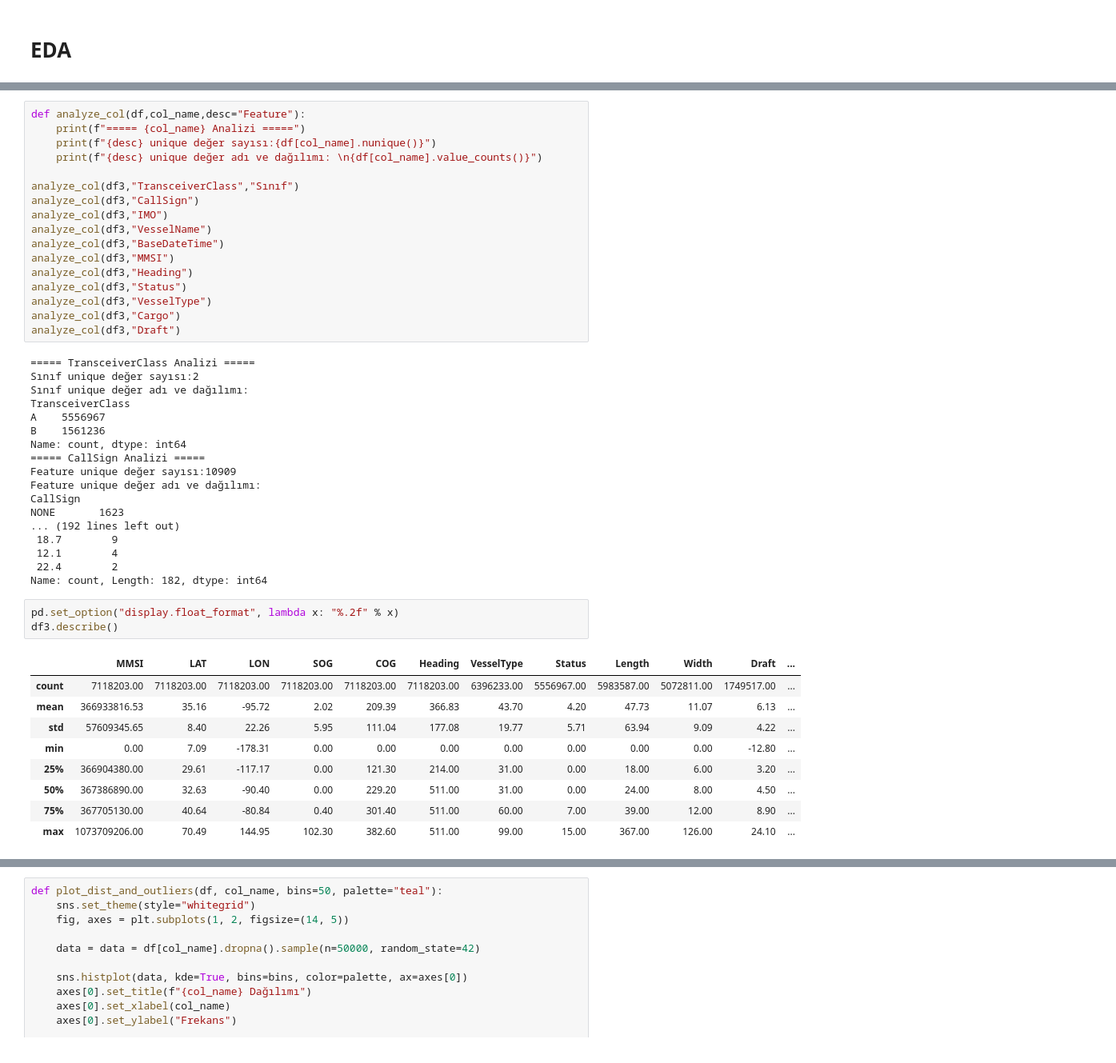
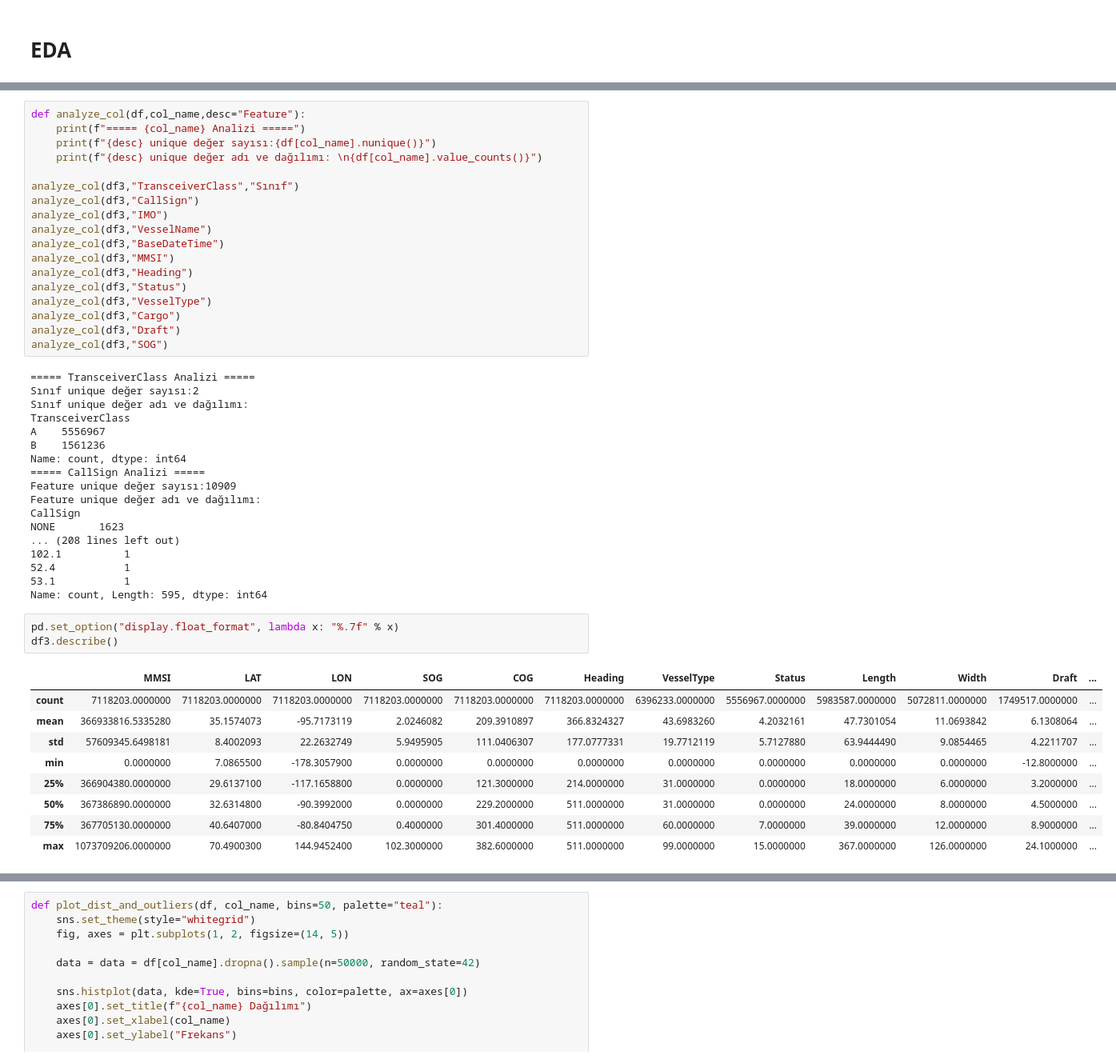
Before and after one commit to burakltnds/Telemetri_Verileriyle_Carpisma_Risk_Analizi, a Jupyter notebook: gemi_telemetri_verileriyle_carpisma_risk_analizi.ipynb, the cells around one changed output, grey strips where cells are left out. Shown at 80% size. Saved outputs shown, nothing was run; the diff lists cells and outputs as text.

```diff
--- a/gemi_telemetri_verileriyle_carpisma_risk_analizi.ipynb
+++ b/gemi_telemetri_verileriyle_carpisma_risk_analizi.ipynb
@@ -86,6 +99,7 @@ analyze_col(df3,"Status")
 analyze_col(df3,"VesselType")
 analyze_col(df3,"Cargo")
 analyze_col(df3,"Draft")
+analyze_col(df3,"SOG")
 # %% [output]
 ===== TransceiverClass Analizi =====
 Sınıf unique değer sayısı:2
@@ -99,24 +113,24 @@ Feature unique değer sayısı:10909
 Feature unique değer adı ve dağılımı:
 CallSign
 NONE       1623
-... (192 lines left out)
- 18.7        9
- 12.1        4
- 22.4        2
-Name: count, Length: 182, dtype: int64
+... (208 lines left out)
+102.1          1
+52.4           1
+53.1           1
+Name: count, Length: 595, dtype: int64
 # %%
-pd.set_option("display.float_format", lambda x: "%.2f" % x)
+pd.set_option("display.float_format", lambda x: "%.7f" % x)
 df3.describe()
 # %% [output]
 |  | MMSI | LAT | LON | SOG | COG | Heading | VesselType | Status | Length | Width | Draft | ... |
-| count | 7118203.00 | 7118203.00 | 7118203.00 | 7118203.00 | 7118203.00 | 7118203.00 | 6396233.00 | 5556967.00 | 5983587.00 | 5072811.00 | 1749517.00 | ... |
-| mean | 366933816.53 | 35.16 | -95.72 | 2.02 | 209.39 | 366.83 | 43.70 | 4.20 | 47.73 | 11.07 | 6.13 | ... |
-| std | 57609345.65 | 8.40 | 22.26 | 5.95 | 111.04 | 177.08 | 19.77 | 5.71 | 63.94 | 9.09 | 4.22 | ... |
-| min | 0.00 | 7.09 | -178.31 | 0.00 | 0.00 | 0.00 | 0.00 | 0.00 | 0.00 | 0.00 | -12.80 | ... |
-| 25% | 366904380.00 | 29.61 | -117.17 | 0.00 | 121.30 | 214.00 | 31.00 | 0.00 | 18.00 | 6.00 | 3.20 | ... |
-| 50% | 367386890.00 | 32.63 | -90.40 | 0.00 | 229.20 | 511.00 | 31.00 | 0.00 | 24.00 | 8.00 | 4.50 | ... |
-| 75% | 367705130.00 | 40.64 | -80.84 | 0.40 | 301.40 | 511.00 | 60.00 | 7.00 | 39.00 | 12.00 | 8.90 | ... |
-| max | 1073709206.00 | 70.49 | 144.95 | 102.30 | 382.60 | 511.00 | 99.00 | 15.00 | 367.00 | 126.00 | 24.10 | ... |
+| count | 7118203.0000000 | 7118203.0000000 | 7118203.0000000 | 7118203.0000000 | 7118203.0000000 | 7118203.0000000 | 6396233.0000000 | 5556967.0000000 | 5983587.0000000 | 5072811.0000000 | 1749517.0000000 | ... |
+| mean | 366933816.5335280 | 35.1574073 | -95.7173119 | 2.0246082 | 209.3910897 | 366.8324327 | 43.6983260 | 4.2032161 | 47.7301054 | 11.0693842 | 6.1308064 | ... |
+| std | 57609345.6498181 | 8.4002093 | 22.2632749 | 5.9495905 | 111.0406307 | 177.0777331 | 19.7712119 | 5.7127880 | 63.9444490 | 9.0854465 | 4.2211707 | ... |
+| min | 0.0000000 | 7.0865500 | -178.3057900 | 0.0000000 | 0.0000000 | 0.0000000 | 0.0000000 | 0.0000000 | 0.0000000 | 0.0000000 | -12.8000000 | ... |
+| 25% | 366904380.0000000 | 29.6137100 | -117.1658800 | 0.0000000 | 121.3000000 | 214.0000000 | 31.0000000 | 0.0000000 | 18.0000000 | 6.0000000 | 3.2000000 | ... |
+| 50% | 367386890.0000000 | 32.6314800 | -90.3992000 | 0.0000000 | 229.2000000 | 511.0000000 | 31.0000000 | 0.0000000 | 24.0000000 | 8.0000000 | 4.5000000 | ... |
+| 75% | 367705130.0000000 | 40.6407000 | -80.8404750 | 0.4000000 | 301.4000000 | 511.0000000 | 60.0000000 | 7.0000000 | 39.0000000 | 12.0000000 | 8.9000000 | ... |
+| max | 1073709206.0000000 | 70.4900300 | 144.9452400 | 102.3000000 | 382.6000000 | 511.0000000 | 99.0000000 | 15.0000000 | 367.0000000 | 126.0000000 | 24.1000000 | ... |
 # %%
 sns.set_theme(style="whitegrid")
 fig, axes = plt.subplots(1, 3, figsize=(18, 5))
```
Also changed, not shown: parts of 30 cells of this notebook.
